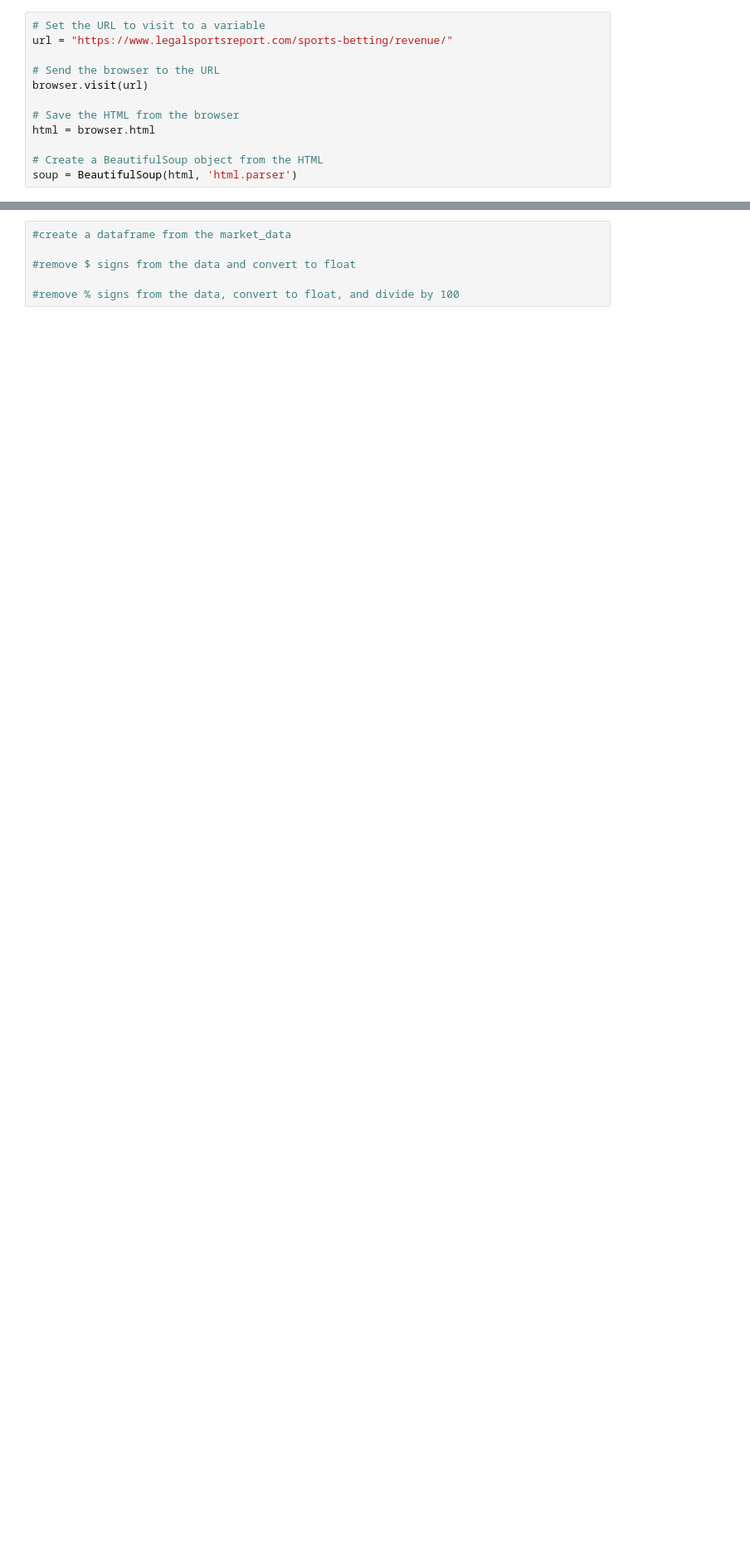
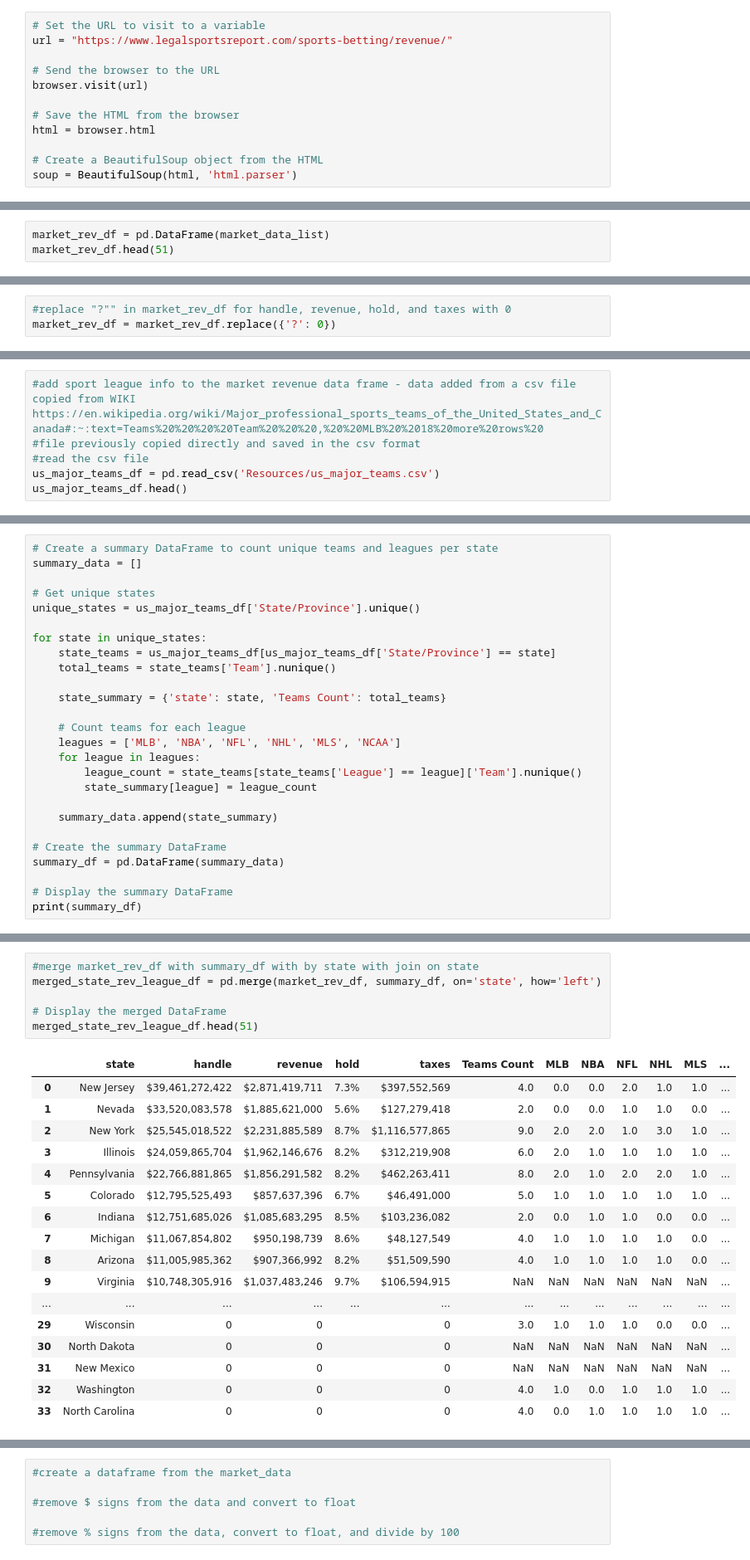
Before and after one commit to caleb-g23/Project-3-Sports-Betting-Analysis, a Jupyter notebook: data_scrape.ipynb, the cells around one changed output, grey strips where cells are left out. Shown at 83% size. Saved outputs shown, nothing was run; the diff lists cells and outputs as text; blank space fills up the shorter version.

Commit message:
Added csv files and merged dataframes

```diff
--- a/data_scrape.ipynb
+++ b/data_scrape.ipynb
@@ -181,0 +235,3 @@ for market_data in market_data_list:
+# %%
+market_rev_df = pd.DataFrame(market_data_list)
+market_rev_df.head(51)
@@ -181,0 +256,3 @@ for market_data in market_data_list:
+# %%
+#replace "?"" in market_rev_df for handle, revenue, hold, and taxes with 0
+market_rev_df = market_rev_df.replace({'?': 0})
@@ -181,0 +289,6 @@ for market_data in market_data_list:
+# %%
+#add sport league info to the market revenue data frame - data added from a csv file copied from WIKI https://en.wikipedia.org/wiki/Major_professional_sports_teams_of_the_United_States_and_Canada#:~:text=Teams%20%20%20%20Team%20%20%20,%20%20MLB%20%2018%20more%20rows%20
+#file previously copied directly and saved in the csv format
+#read the csv file
+us_major_teams_df = pd.read_csv('Resources/us_major_teams.csv')
+us_major_teams_df.head()
@@ -181,0 +302,26 @@ for market_data in market_data_list:
+# %%
+# Create a summary DataFrame to count unique teams and leagues per state
+summary_data = []
+
+# Get unique states
+unique_states = us_major_teams_df['State/Province'].unique()
+
+for state in unique_states:
+    state_teams = us_major_teams_df[us_major_teams_df['State/Province'] == state]
+    total_teams = state_teams['Team'].nunique()
+
+    state_summary = {'state': state, 'Teams Count': total_teams}
+
+    # Count teams for each league
+    leagues = ['MLB', 'NBA', 'NFL', 'NHL', 'MLS', 'NCAA']
+    for league in leagues:
+        league_count = state_teams[state_teams['League'] == league]['Team'].nunique()
+        state_summary[league] = league_count
+
+    summary_data.append(state_summary)
+
+# Create the summary DataFrame
+summary_df = pd.DataFrame(summary_data)
+
+# Display the summary DataFrame
+print(summary_df)
@@ -181,0 +346,24 @@ for market_data in market_data_list:
+# %%
+#merge market_rev_df with summary_df with by state with join on state
+merged_state_rev_league_df = pd.merge(market_rev_df, summary_df, on='state', how='left')
+
+# Display the merged DataFrame
+merged_state_rev_league_df.head(51)
+# %% [output]
+|  | state | handle | revenue | hold | taxes | Teams Count | MLB | NBA | NFL | NHL | MLS | ... |
+| 0 | New Jersey | $39,461,272,422 | $2,871,419,711 | 7.3% | $397,552,569 | 4.0 | 0.0 | 0.0 | 2.0 | 1.0 | 1.0 | ... |
+| 1 | Nevada | $33,520,083,578 | $1,885,621,000 | 5.6% | $127,279,418 | 2.0 | 0.0 | 0.0 | 1.0 | 1.0 | 0.0 | ... |
+| 2 | New York | $25,545,018,522 | $2,231,885,589 | 8.7% | $1,116,577,865 | 9.0 | 2.0 | 2.0 | 1.0 | 3.0 | 1.0 | ... |
+| 3 | Illinois | $24,059,865,704 | $1,962,146,676 | 8.2% | $312,219,908 | 6.0 | 2.0 | 1.0 | 1.0 | 1.0 | 1.0 | ... |
+| 4 | Pennsylvania | $22,766,881,865 | $1,856,291,582 | 8.2% | $462,263,411 | 8.0 | 2.0 | 1.0 | 2.0 | 2.0 | 1.0 | ... |
+| 5 | Colorado | $12,795,525,493 | $857,637,396 | 6.7% | $46,491,000 | 5.0 | 1.0 | 1.0 | 1.0 | 1.0 | 1.0 | ... |
+| 6 | Indiana | $12,751,685,026 | $1,085,683,295 | 8.5% | $103,236,082 | 2.0 | 0.0 | 1.0 | 1.0 | 0.0 | 0.0 | ... |
+| 7 | Michigan | $11,067,854,802 | $950,198,739 | 8.6% | $48,127,549 | 4.0 | 1.0 | 1.0 | 1.0 | 1.0 | 0.0 | ... |
+| 8 | Arizona | $11,005,985,362 | $907,366,992 | 8.2% | $51,509,590 | 4.0 | 1.0 | 1.0 | 1.0 | 1.0 | 0.0 | ... |
+| 9 | Virginia | $10,748,305,916 | $1,037,483,246 | 9.7% | $106,594,915 | NaN | NaN | NaN | NaN | NaN | NaN | ... |
+| ... | ... | ... | ... | ... | ... | ... | ... | ... | ... | ... | ... | ... |
+| 29 | Wisconsin | 0 | 0 |  | 0 | 3.0 | 1.0 | 1.0 | 1.0 | 0.0 | 0.0 | ... |
+| 30 | North Dakota | 0 | 0 |  | 0 | NaN | NaN | NaN | NaN | NaN | NaN | ... |
+| 31 | New Mexico | 0 | 0 |  | 0 | NaN | NaN | NaN | NaN | NaN | NaN | ... |
+| 32 | Washington | 0 | 0 |  | 0 | 4.0 | 1.0 | 0.0 | 1.0 | 1.0 | 1.0 | ... |
+| 33 | North Carolina | 0 | 0 |  | 0 | 4.0 | 0.0 | 1.0 | 1.0 | 1.0 | 1.0 | ... |
```
Also changed, not shown: parts of 40 cells of this notebook, 13 other files.
